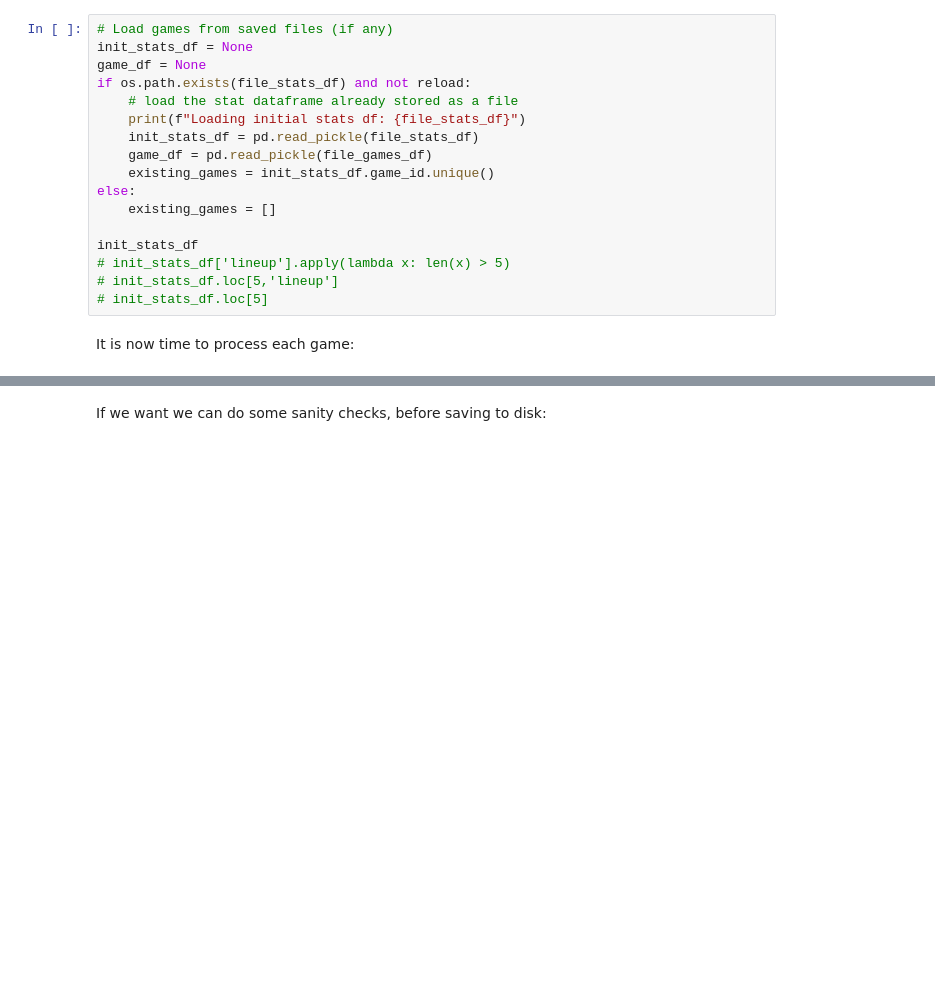
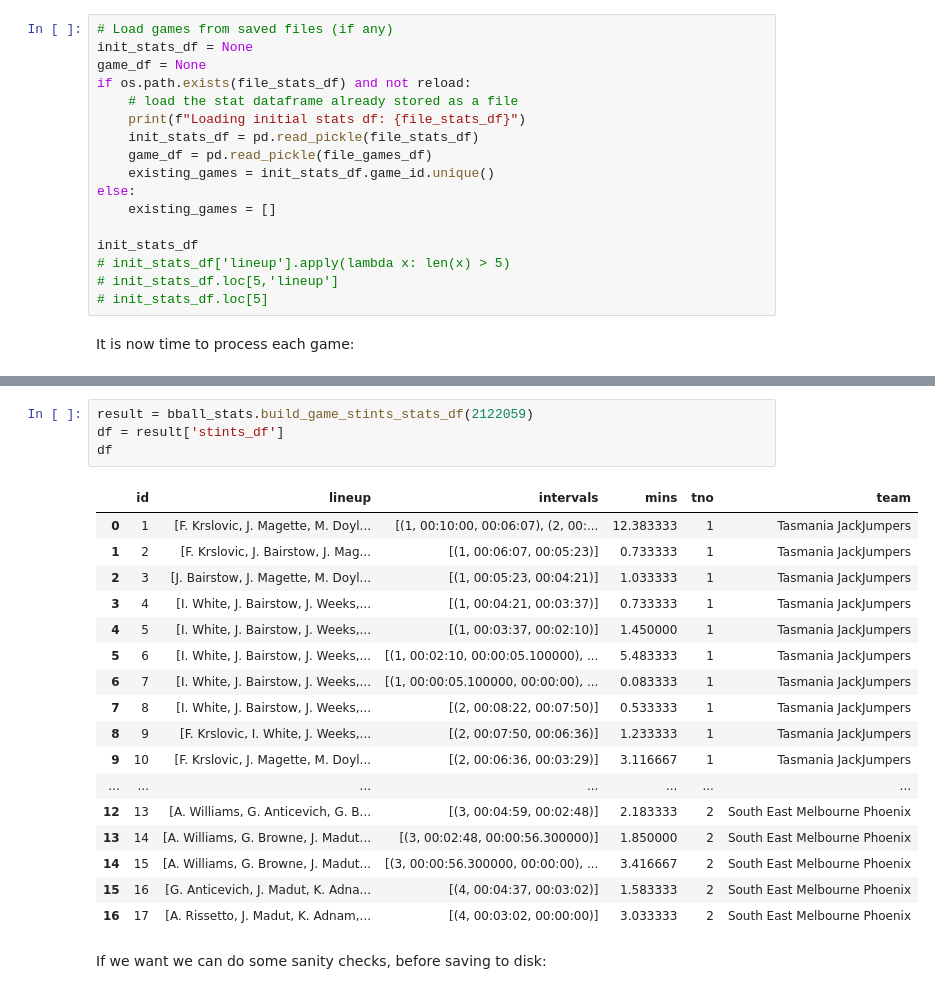
Before and after one commit to ssardina/pynbl, a Jupyter notebook: bball_stats.ipynb, the cells around one changed output, grey strips where cells are left out. Drawn from its saved outputs; the diff is of its cells as text; blank space fills up the shorter version.

```diff
--- a/bball_stats.ipynb
+++ b/bball_stats.ipynb
@@ -128,2 +150,24 @@ print("All games extracted!")
+# %%
+result = bball_stats.build_game_stints_stats_df(2122059)
+df = result['stints_df']
+df
+# %% [output]
+|  | id | lineup | intervals | mins | tno | team |
+| 0 | 1 | [F. Krslovic, J. Magette, M. Doyl... | [(1, 00:10:00, 00:06:07), (2, 00:... | 12.383333 | 1 | Tasmania JackJumpers |
+| 1 | 2 | [F. Krslovic, J. Bairstow, J. Mag... | [(1, 00:06:07, 00:05:23)] | 0.733333 | 1 | Tasmania JackJumpers |
+| 2 | 3 | [J. Bairstow, J. Magette, M. Doyl... | [(1, 00:05:23, 00:04:21)] | 1.033333 | 1 | Tasmania JackJumpers |
+| 3 | 4 | [I. White, J. Bairstow, J. Weeks,... | [(1, 00:04:21, 00:03:37)] | 0.733333 | 1 | Tasmania JackJumpers |
+| 4 | 5 | [I. White, J. Bairstow, J. Weeks,... | [(1, 00:03:37, 00:02:10)] | 1.450000 | 1 | Tasmania JackJumpers |
+| 5 | 6 | [I. White, J. Bairstow, J. Weeks,... | [(1, 00:02:10, 00:00:05.100000), ... | 5.483333 | 1 | Tasmania JackJumpers |
+| 6 | 7 | [I. White, J. Bairstow, J. Weeks,... | [(1, 00:00:05.100000, 00:00:00), ... | 0.083333 | 1 | Tasmania JackJumpers |
+| 7 | 8 | [I. White, J. Bairstow, J. Weeks,... | [(2, 00:08:22, 00:07:50)] | 0.533333 | 1 | Tasmania JackJumpers |
+| 8 | 9 | [F. Krslovic, I. White, J. Weeks,... | [(2, 00:07:50, 00:06:36)] | 1.233333 | 1 | Tasmania JackJumpers |
+| 9 | 10 | [F. Krslovic, J. Magette, M. Doyl... | [(2, 00:06:36, 00:03:29)] | 3.116667 | 1 | Tasmania JackJumpers |
+| ... | ... | ... | ... | ... | ... | ... |
+| 12 | 13 | [A. Williams, G. Anticevich, G. B... | [(3, 00:04:59, 00:02:48)] | 2.183333 | 2 | South East Melbourne Phoenix |
+| 13 | 14 | [A. Williams, G. Browne, J. Madut... | [(3, 00:02:48, 00:00:56.300000)] | 1.850000 | 2 | South East Melbourne Phoenix |
+| 14 | 15 | [A. Williams, G. Browne, J. Madut... | [(3, 00:00:56.300000, 00:00:00), ... | 3.416667 | 2 | South East Melbourne Phoenix |
+| 15 | 16 | [G. Anticevich, J. Madut, K. Adna... | [(4, 00:04:37, 00:03:02)] | 1.583333 | 2 | South East Melbourne Phoenix |
+| 16 | 17 | [A. Rissetto, J. Madut, K. Adnam,... | [(4, 00:03:02, 00:00:00)] | 3.033333 | 2 | South East Melbourne Phoenix |
 # %% [markdown]
 If we want we can do some sanity checks, before saving to disk:
```
Also changed, not shown: parts of 8 cells of this notebook, 2 other files.
